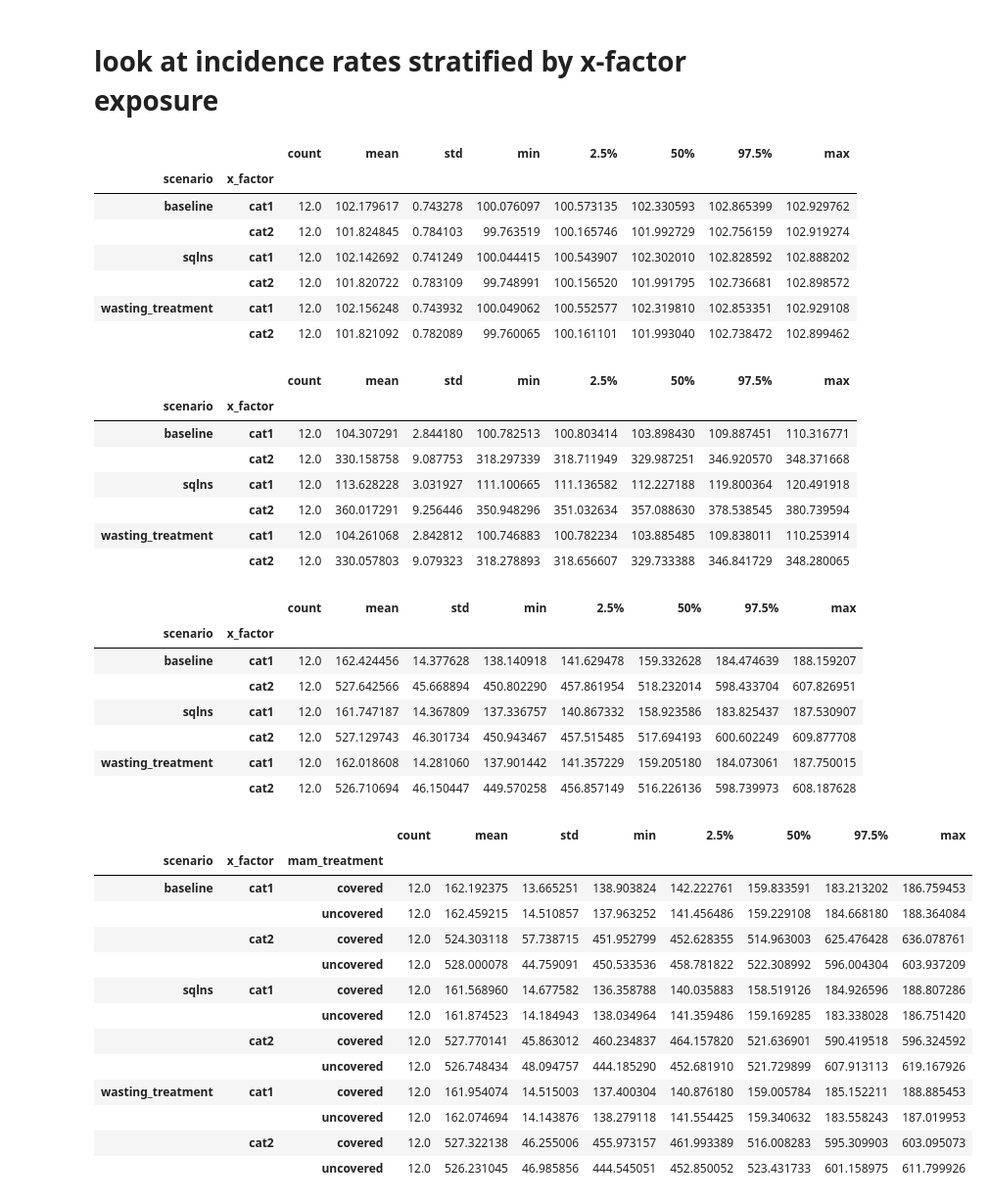
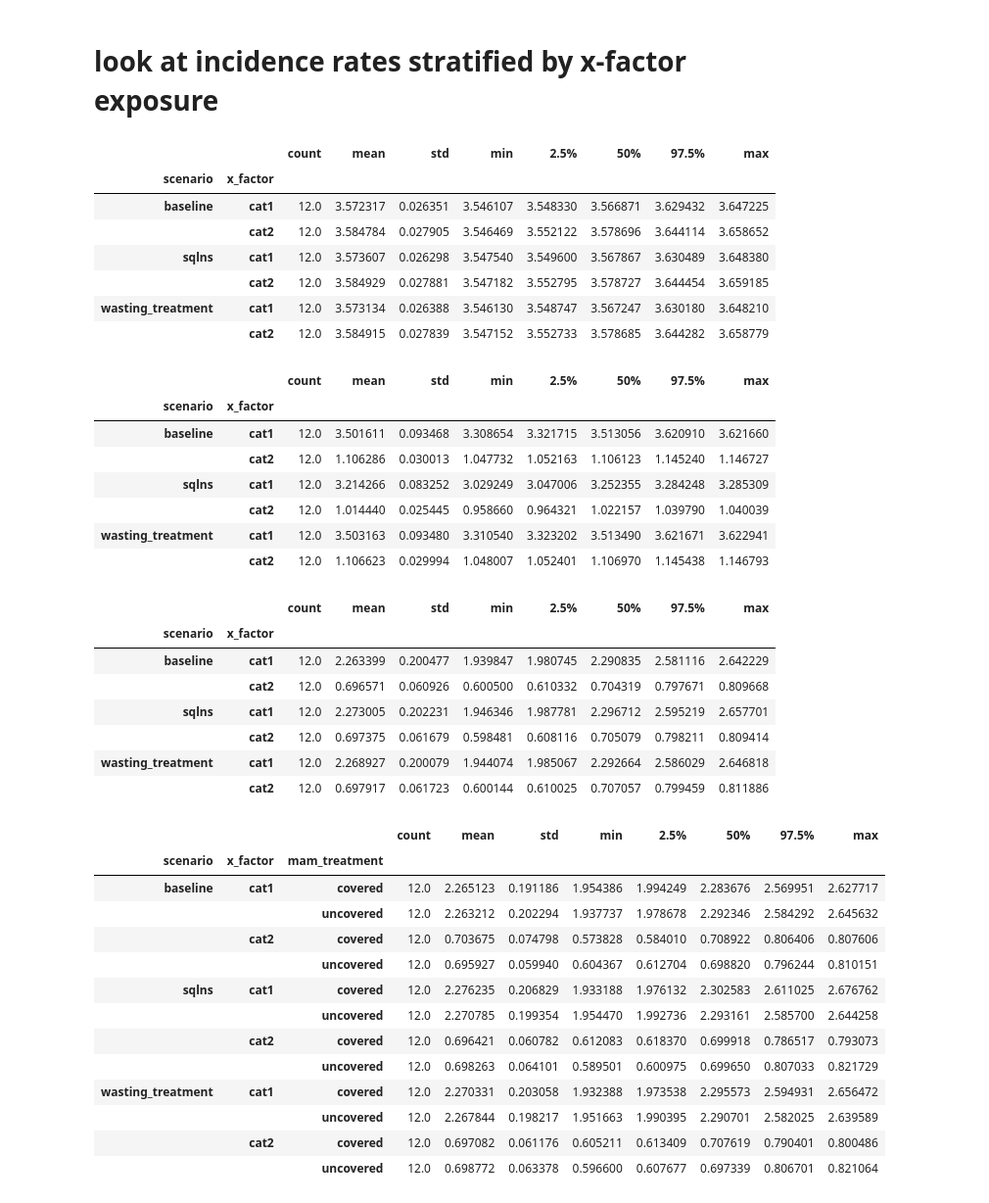
Before and after one commit to ihmeuw/vivarium_research_ciff_sam, a Jupyter notebook: model_validation/model4/alibow_gbd_verification/4.5.5_wasting_transition_rates.ipynb, the cells around one changed output. Shown at 98% size. Cells and saved outputs as stored; diff of their text form; code cells hidden in the pictures.

Commit message:
add option for time to response or annual rate

```diff
--- a/model_validation/model4/alibow_gbd_verification/4.5.5_wasting_transition_rates.ipynb
+++ b/model_validation/model4/alibow_gbd_verification/4.5.5_wasting_transition_rates.ipynb
@@ -224,14 +220,16 @@ art = Artifact('/ihme/costeffectiveness/artifacts/vivarium_ciff_sam/ethiopia.hdf
 # %%
 def calculate_wasting_transition_rates(wasting_transitions, wasting_pt,
                                       ages, transition, source_state,
-                                      groupby_cols):
+                                      groupby_cols, time_to_response=False):
     transition = (wasting_transitions.loc[(wasting_transitions.age.isin(ages))
                                          & (wasting_transitions.measure==transition)]
                   .groupby(groupby_cols).sum())
     pt = (wasting_pt.loc[(wasting_pt.age.isin(ages))
                        & (wasting_pt.cause==source_state)]
           .groupby(groupby_cols).sum())
-    transition_rate = 365 / (transition / pt)
+    transition_rate = transition / pt
+    if time_to_response==True:
+        transition_rate = 365 / transition_rate
     transition_rate = (transition_rate.groupby([c for c in groupby_cols if c != 'input_draw'])
                        .describe(percentiles=[0.025,0.975]))['value']
     return transition_rate
@@ -394,64 +393,64 @@ baseline target: 6.7 (95% CI: 5.3-8.4)
 calculate_wasting_transition_rates(wasting_transitions, wasting_pt, ages,
                                    'susceptible_to_child_wasting_to_mild_child_wasting_event_count',
                                    'susceptible_to_child_wasting',
-                                      ['input_draw','scenario','x_factor'])
+                                      ['input_draw','scenario','x_factor'], time_to_response=False)
 # %% [output]
 |  |  | count | mean | std | min | 2.5% | 50% | 97.5% | max |
 | scenario | x_factor |  |  |  |  |  |  |  |  |
-| baseline | cat1 | 12.0 | 102.179617 | 0.743278 | 100.076097 | 100.573135 | 102.330593 | 102.865399 | 102.929762 |
-|  | cat2 | 12.0 | 101.824845 | 0.784103 | 99.763519 | 100.165746 | 101.992729 | 102.756159 | 102.919274 |
-| sqlns | cat1 | 12.0 | 102.142692 | 0.741249 | 100.044415 | 100.543907 | 102.302010 | 102.828592 | 102.888202 |
-|  | cat2 | 12.0 | 101.820722 | 0.783109 | 99.748991 | 100.156520 | 101.991795 | 102.736681 | 102.898572 |
-| wasting_treatment | cat1 | 12.0 | 102.156248 | 0.743932 | 100.049062 | 100.552577 | 102.319810 | 102.853351 | 102.929108 |
-|  | cat2 | 12.0 | 101.821092 | 0.782089 | 99.760065 | 100.161101 | 101.993040 | 102.738472 | 102.899462 |
+| baseline | cat1 | 12.0 | 3.572317 | 0.026351 | 3.546107 | 3.548330 | 3.566871 | 3.629432 | 3.647225 |
+|  | cat2 | 12.0 | 3.584784 | 0.027905 | 3.546469 | 3.552122 | 3.578696 | 3.644114 | 3.658652 |
+| sqlns | cat1 | 12.0 | 3.573607 | 0.026298 | 3.547540 | 3.549600 | 3.567867 | 3.630489 | 3.648380 |
+|  | cat2 | 12.0 | 3.584929 | 0.027881 | 3.547182 | 3.552795 | 3.578727 | 3.644454 | 3.659185 |
+| wasting_treatment | cat1 | 12.0 | 3.573134 | 0.026388 | 3.546130 | 3.548747 | 3.567247 | 3.630180 | 3.648210 |
+|  | cat2 | 12.0 | 3.584915 | 0.027839 | 3.547152 | 3.552733 | 3.578685 | 3.644282 | 3.658779 |
 # %%
 #i2
 calculate_wasting_transition_rates(wasting_transitions, wasting_pt, ages,
                                    'mild_child_wasting_to_moderate_acute_malnutrition_event_count',
                                    'mild_child_wasting',
-                                      ['input_draw','scenario','x_factor'])
+                                      ['input_draw','scenario','x_factor'], time_to_response=False)
 # %% [output]
 |  |  | count | mean | std | min | 2.5% | 50% | 97.5% | max |
 | scenario | x_factor |  |  |  |  |  |  |  |  |
-| baseline | cat1 | 12.0 | 104.307291 | 2.844180 | 100.782513 | 100.803414 | 103.898430 | 109.887451 | 110.316771 |
-|  | cat2 | 12.0 | 330.158758 | 9.087753 | 318.297339 | 318.711949 | 329.987251 | 346.920570 | 348.371668 |
-| sqlns | cat1 | 12.0 | 113.628228 | 3.031927 | 111.100665 | 111.136582 | 112.227188 | 119.800364 | 120.491918 |
-|  | cat2 | 12.0 | 360.017291 | 9.256446 | 350.948296 | 351.032634 | 357.088630 | 378.538545 | 380.739594 |
-| wasting_treatment | cat1 | 12.0 | 104.261068 | 2.842812 | 100.746883 | 100.782234 | 103.885485 | 109.838011 | 110.253914 |
-|  | cat2 | 12.0 | 330.057803 | 9.079323 | 318.278893 | 318.656607 | 329.733388 | 346.841729 | 348.280065 |
+| baseline | cat1 | 12.0 | 3.501611 | 0.093468 | 3.308654 | 3.321715 | 3.513056 | 3.620910 | 3.621660 |
+|  | cat2 | 12.0 | 1.106286 | 0.030013 | 1.047732 | 1.052163 | 1.106123 | 1.145240 | 1.146727 |
+| sqlns | cat1 | 12.0 | 3.214266 | 0.083252 | 3.029249 | 3.047006 | 3.252355 | 3.284248 | 3.285309 |
+|  | cat2 | 12.0 | 1.014440 | 0.025445 | 0.958660 | 0.964321 | 1.022157 | 1.039790 | 1.040039 |
+| wasting_treatment | cat1 | 12.0 | 3.503163 | 0.093480 | 3.310540 | 3.323202 | 3.513490 | 3.621671 | 3.622941 |
+|  | cat2 | 12.0 | 1.106623 | 0.029994 | 1.048007 | 1.052401 | 1.106970 | 1.145438 | 1.146793 |
 # %%
 #i1
 calculate_wasting_transition_rates(wasting_transitions, wasting_pt, ages,
                                    'moderate_acute_malnutrition_to_severe_acute_malnutrition_event_count',
                                    'moderate_acute_malnutrition',
-                                      ['input_draw','scenario','x_factor'])
+                                      ['input_draw','scenario','x_factor'], time_to_response=False)
 # %% [output]
 |  |  | count | mean | std | min | 2.5% | 50% | 97.5% | max |
 | scenario | x_factor |  |  |  |  |  |  |  |  |
-| baseline | cat1 | 12.0 | 162.424456 | 14.377628 | 138.140918 | 141.629478 | 159.332628 | 184.474639 | 188.159207 |
-|  | cat2 | 12.0 | 527.642566 | 45.668894 | 450.802290 | 457.861954 | 518.232014 | 598.433704 | 607.826951 |
-| sqlns | cat1 | 12.0 | 161.747187 | 14.367809 | 137.336757 | 140.867332 | 158.923586 | 183.825437 | 187.530907 |
-|  | cat2 | 12.0 | 527.129743 | 46.301734 | 450.943467 | 457.515485 | 517.694193 | 600.602249 | 609.877708 |
-| wasting_treatment | cat1 | 12.0 | 162.018608 | 14.281060 | 137.901442 | 141.357229 | 159.205180 | 184.073061 | 187.750015 |
-|  | cat2 | 12.0 | 526.710694 | 46.150447 | 449.570258 | 456.857149 | 516.226136 | 598.739973 | 608.187628 |
+| baseline | cat1 | 12.0 | 2.263399 | 0.200477 | 1.939847 | 1.980745 | 2.290835 | 2.581116 | 2.642229 |
+|  | cat2 | 12.0 | 0.696571 | 0.060926 | 0.600500 | 0.610332 | 0.704319 | 0.797671 | 0.809668 |
+| sqlns | cat1 | 12.0 | 2.273005 | 0.202231 | 1.946346 | 1.987781 | 2.296712 | 2.595219 | 2.657701 |
+|  | cat2 | 12.0 | 0.697375 | 0.061679 | 0.598481 | 0.608116 | 0.705079 | 0.798211 | 0.809414 |
+| wasting_treatment | cat1 | 12.0 | 2.268927 | 0.200079 | 1.944074 | 1.985067 | 2.292664 | 2.586029 | 2.646818 |
+|  | cat2 | 12.0 | 0.697917 | 0.061723 | 0.600144 | 0.610025 | 0.707057 | 0.799459 | 0.811886 |
 # %%
 #i1
 calculate_wasting_transition_rates(wasting_transitions, wasting_pt, ages,
                                    'moderate_acute_malnutrition_to_severe_acute_malnutrition_event_count',
                                    'moderate_acute_malnutrition',
-                                      ['input_draw','scenario','x_factor','mam_treatment'])
+                                      ['input_draw','scenario','x_factor','mam_treatment'], False)
 # %% [output]
 |  |  |  | count | mean | std | min | 2.5% | 50% | 97.5% | max |
 | scenario | x_factor | mam_treatment |  |  |  |  |  |  |  |  |
-| baseline | cat1 | covered | 12.0 | 162.192375 | 13.665251 | 138.903824 | 142.222761 | 159.833591 | 183.213202 | 186.759453 |
-|  |  | uncovered | 12.0 | 162.459215 | 14.510857 | 137.963252 | 141.456486 | 159.229108 | 184.668180 | 188.364084 |
-|  | cat2 | covered | 12.0 | 524.303118 | 57.738715 | 451.952799 | 452.628355 | 514.963003 | 625.476428 | 636.078761 |
-|  |  | uncovered | 12.0 | 528.000078 | 44.759091 | 450.533536 | 458.781822 | 522.308992 | 596.004304 | 603.937209 |
-| sqlns | cat1 | covered | 12.0 | 161.568960 | 14.677582 | 136.358788 | 140.035883 | 158.519126 | 184.926596 | 188.807286 |
-|  |  | uncovered | 12.0 | 161.874523 | 14.184943 | 138.034964 | 141.359486 | 159.169285 | 183.338028 | 186.751420 |
-|  | cat2 | covered | 12.0 | 527.770141 | 45.863012 | 460.234837 | 464.157820 | 521.636901 | 590.419518 | 596.324592 |
-|  |  | uncovered | 12.0 | 526.748434 | 48.094757 | 444.185290 | 452.681910 | 521.729899 | 607.913113 | 619.167926 |
-| wasting_treatment | cat1 | covered | 12.0 | 161.954074 | 14.515003 | 137.400304 | 140.876180 | 159.005784 | 185.152211 | 188.885453 |
-|  |  | uncovered | 12.0 | 162.074694 | 14.143876 | 138.279118 | 141.554425 | 159.340632 | 183.558243 | 187.019953 |
-|  | cat2 | covered | 12.0 | 527.322138 | 46.255006 | 455.973157 | 461.993389 | 516.008283 | 595.309903 | 603.095073 |
-|  |  | uncovered | 12.0 | 526.231045 | 46.985856 | 444.545051 | 452.850052 | 523.431733 | 601.158975 | 611.799926 |
+| baseline | cat1 | covered | 12.0 | 2.265123 | 0.191186 | 1.954386 | 1.994249 | 2.283676 | 2.569951 | 2.627717 |
+|  |  | uncovered | 12.0 | 2.263212 | 0.202294 | 1.937737 | 1.978678 | 2.292346 | 2.584292 | 2.645632 |
+|  | cat2 | covered | 12.0 | 0.703675 | 0.074798 | 0.573828 | 0.584010 | 0.708922 | 0.806406 | 0.807606 |
+|  |  | uncovered | 12.0 | 0.695927 | 0.059940 | 0.604367 | 0.612704 | 0.698820 | 0.796244 | 0.810151 |
+| sqlns | cat1 | covered | 12.0 | 2.276235 | 0.206829 | 1.933188 | 1.976132 | 2.302583 | 2.611025 | 2.676762 |
+|  |  | uncovered | 12.0 | 2.270785 | 0.199354 | 1.954470 | 1.992736 | 2.293161 | 2.585700 | 2.644258 |
+|  | cat2 | covered | 12.0 | 0.696421 | 0.060782 | 0.612083 | 0.618370 | 0.699918 | 0.786517 | 0.793073 |
+|  |  | uncovered | 12.0 | 0.698263 | 0.064101 | 0.589501 | 0.600975 | 0.699650 | 0.807033 | 0.821729 |
+| wasting_treatment | cat1 | covered | 12.0 | 2.270331 | 0.203058 | 1.932388 | 1.973538 | 2.295573 | 2.594931 | 2.656472 |
+|  |  | uncovered | 12.0 | 2.267844 | 0.198217 | 1.951663 | 1.990395 | 2.290701 | 2.582025 | 2.639589 |
+|  | cat2 | covered | 12.0 | 0.697082 | 0.061176 | 0.605211 | 0.613409 | 0.707619 | 0.790401 | 0.800486 |
+|  |  | uncovered | 12.0 | 0.698772 | 0.063378 | 0.596600 | 0.607677 | 0.697339 | 0.806701 | 0.821064 |
```
Also changed, not shown: parts of 9 cells of this notebook.
